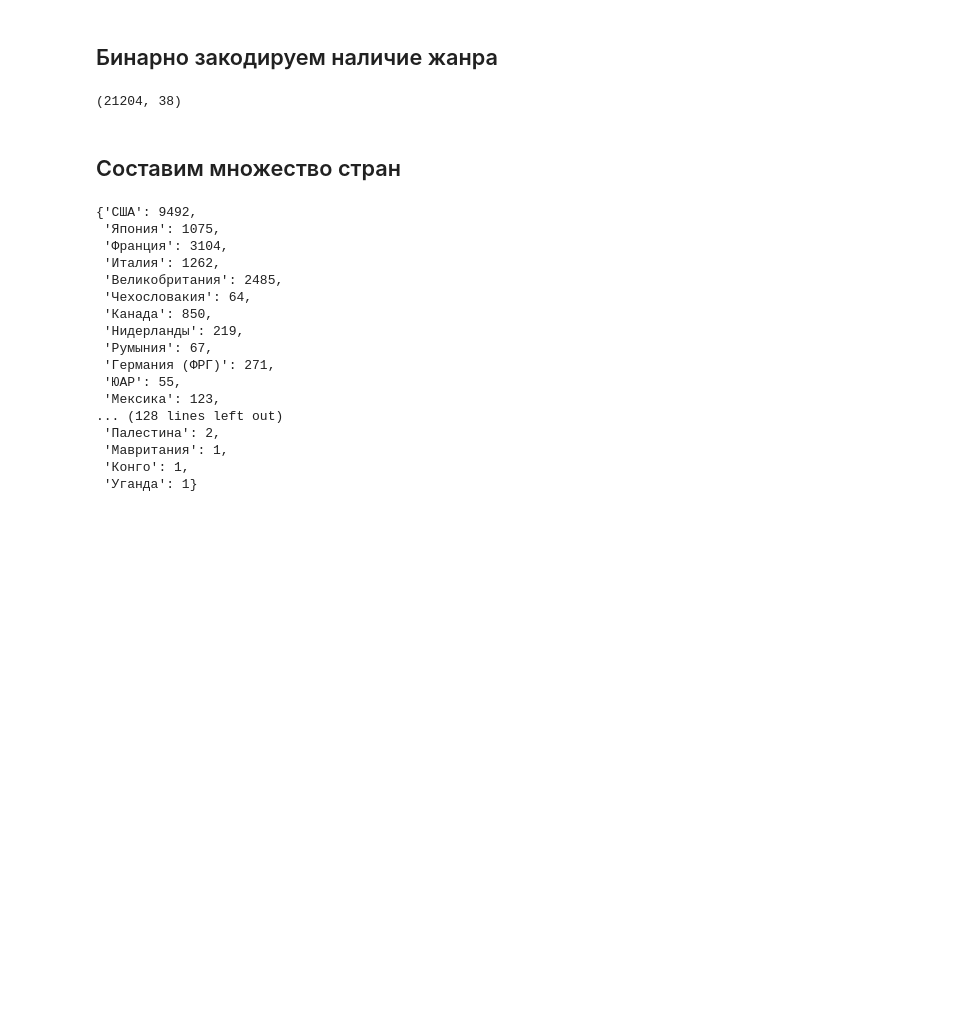
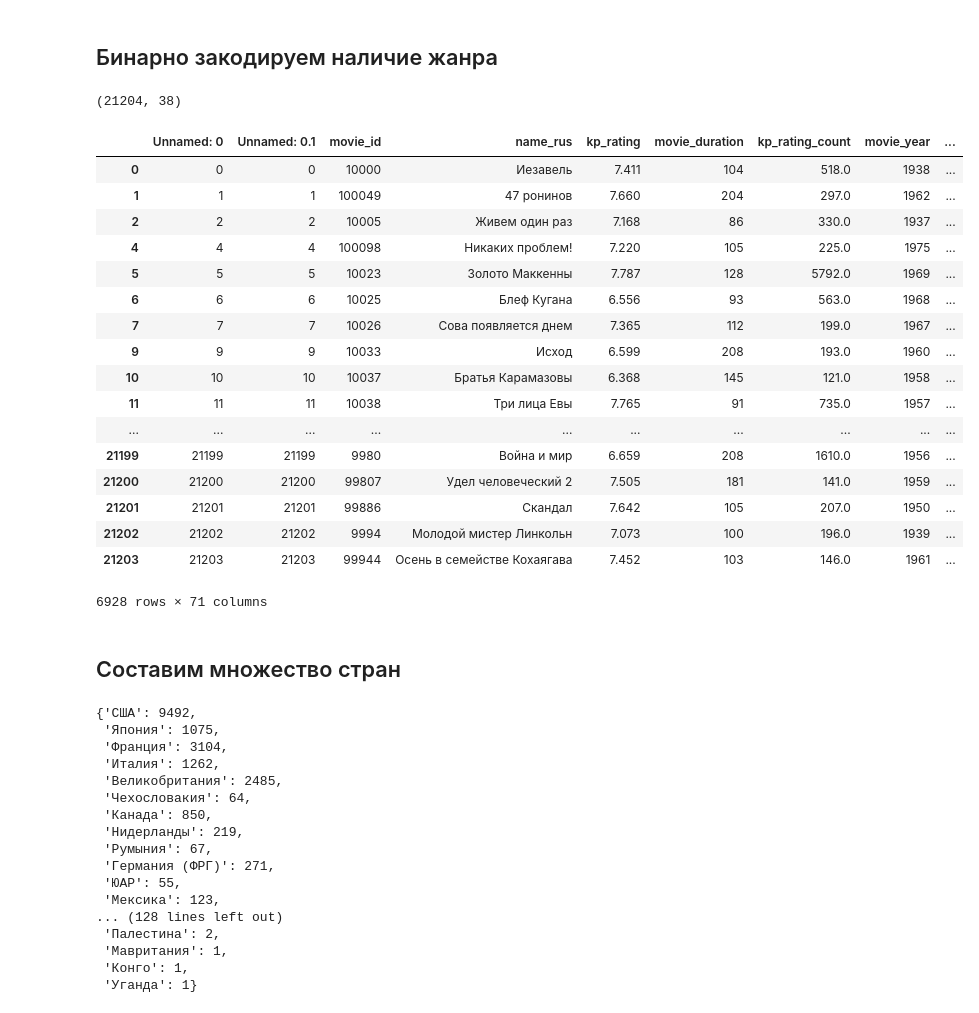
Before and after one commit to kandrewkov/Movie-Recommendations, a Jupyter notebook: preproc_data.ipynb, the cells around one changed output. Cells and saved outputs as stored; diff of their text form; code cells hidden in the pictures; blank space fills up the shorter version.

```diff
--- a/preproc_data.ipynb
+++ b/preproc_data.ipynb
@@ -128,0 +127,23 @@ movies['история']
+# %%
+movies = pd.read_csv('preproc_movies_nobdget.csv')
+movies[movies['movie_year'] < 1990]
+# movies = movies.reset_index(drop=True)
+# %% [output]
+|  | Unnamed: 0 | Unnamed: 0.1 | movie_id | name_rus | kp_rating | movie_duration | kp_rating_count | movie_year | ... |
+| 0 | 0 | 0 | 10000 | Иезавель | 7.411 | 104 | 518.0 | 1938 | ... |
+| 1 | 1 | 1 | 100049 | 47 ронинов | 7.660 | 204 | 297.0 | 1962 | ... |
+| 2 | 2 | 2 | 10005 | Живем один раз | 7.168 | 86 | 330.0 | 1937 | ... |
+| 4 | 4 | 4 | 100098 | Никаких проблем! | 7.220 | 105 | 225.0 | 1975 | ... |
+| 5 | 5 | 5 | 10023 | Золото Маккенны | 7.787 | 128 | 5792.0 | 1969 | ... |
+| 6 | 6 | 6 | 10025 | Блеф Кугана | 6.556 | 93 | 563.0 | 1968 | ... |
+| 7 | 7 | 7 | 10026 | Сова появляется днем | 7.365 | 112 | 199.0 | 1967 | ... |
+| 9 | 9 | 9 | 10033 | Исход | 6.599 | 208 | 193.0 | 1960 | ... |
+| 10 | 10 | 10 | 10037 | Братья Карамазовы | 6.368 | 145 | 121.0 | 1958 | ... |
+| 11 | 11 | 11 | 10038 | Три лица Евы | 7.765 | 91 | 735.0 | 1957 | ... |
+| ... | ... | ... | ... | ... | ... | ... | ... | ... | ... |
+| 21199 | 21199 | 21199 | 9980 | Война и мир | 6.659 | 208 | 1610.0 | 1956 | ... |
+| 21200 | 21200 | 21200 | 99807 | Удел человеческий 2 | 7.505 | 181 | 141.0 | 1959 | ... |
+| 21201 | 21201 | 21201 | 99886 | Скандал | 7.642 | 105 | 207.0 | 1950 | ... |
+| 21202 | 21202 | 21202 | 9994 | Молодой мистер Линкольн | 7.073 | 100 | 196.0 | 1939 | ... |
+| 21203 | 21203 | 21203 | 99944 | Осень в семействе Кохаягава | 7.452 | 103 | 146.0 | 1961 | ... |
+6928 rows × 71 columns
```
Also changed, not shown: parts of 23 cells of this notebook, 4 other files.
